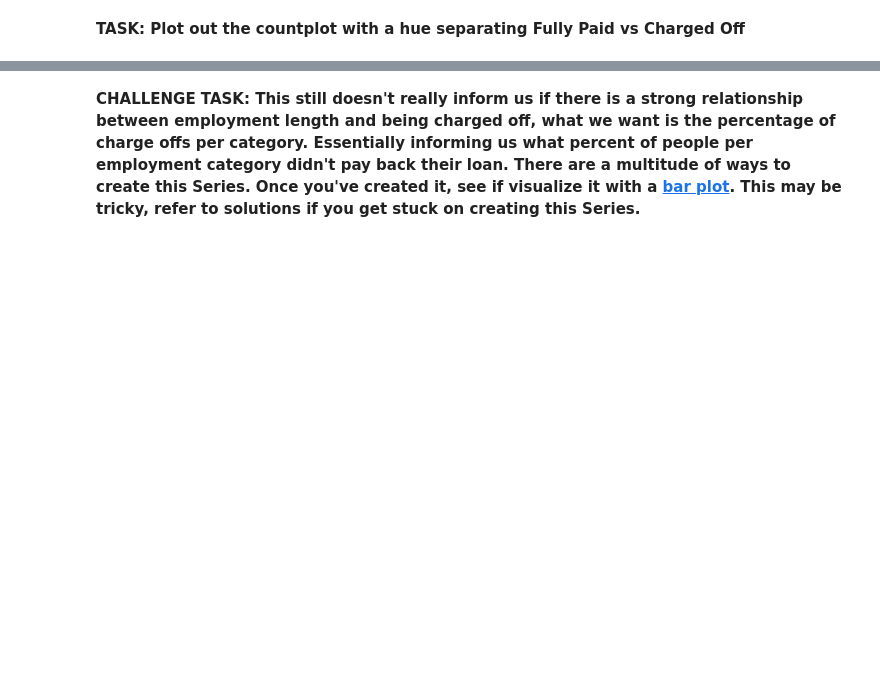
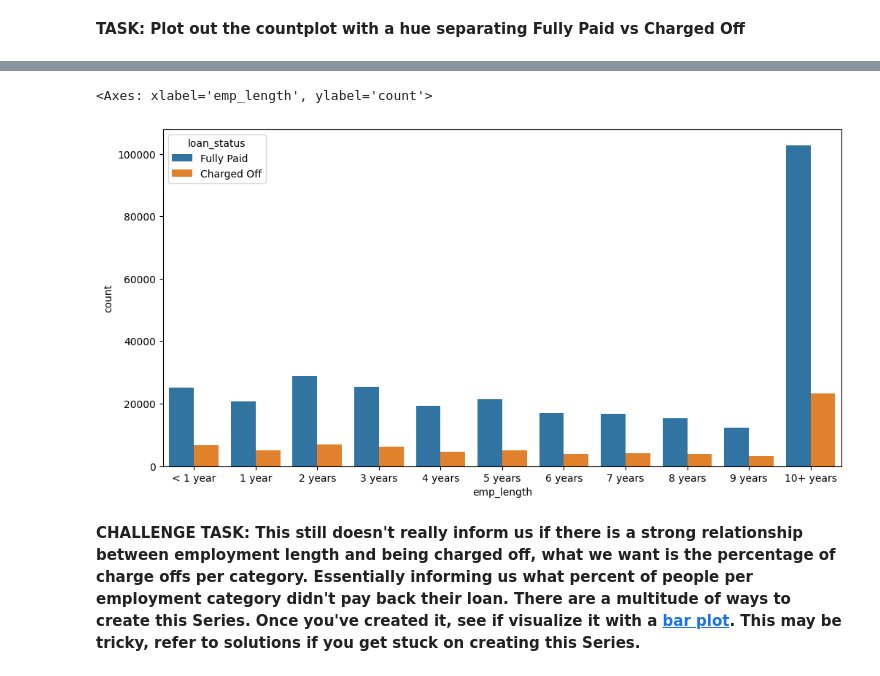
Before and after one commit to leticiafaria7/bootcampPython, a Jupyter notebook: 21_ml-neural-nets-deep-learning/keras_project.ipynb, the cells around one changed output, grey strips where cells are left out. Saved outputs shown, nothing was run; the diff lists cells and outputs as text; code cells hidden in the pictures; blank space fills up the shorter version.

```diff
--- a/21_ml-neural-nets-deep-learning/keras_project.ipynb
+++ b/21_ml-neural-nets-deep-learning/keras_project.ipynb
@@ -557,3 +579,9 @@ Name: emp_title, Length: 173105, dtype: int64
+# %%
+plt.figure(figsize = (12, 6))
+sns.countplot(df2.sort_values('emp_length_order'), x = 'emp_length', hue = 'loan_status')
+# %% [output]
+<Axes: xlabel='emp_length', ylabel='count'>
+[figure, added]
 # %% [markdown]
 **CHALLENGE TASK: This still doesn't really inform us if there is a strong relationship between employment length and being charged off, what we want is the percentage of charge offs per category. Essentially informing us what percent of people per employment category didn't pay back their loan. There are a multitude of ways to create this Series. Once you've created it, see if visualize it with a [bar plot](https://pandas.pydata.org/pandas-docs/version/0.23.4/generated/pandas.DataFrame.plot.html). This may be tricky, refer to solutions if you get stuck on creating this Series.**
 # %%
```
Also changed, not shown: parts of 32 cells of this notebook.
